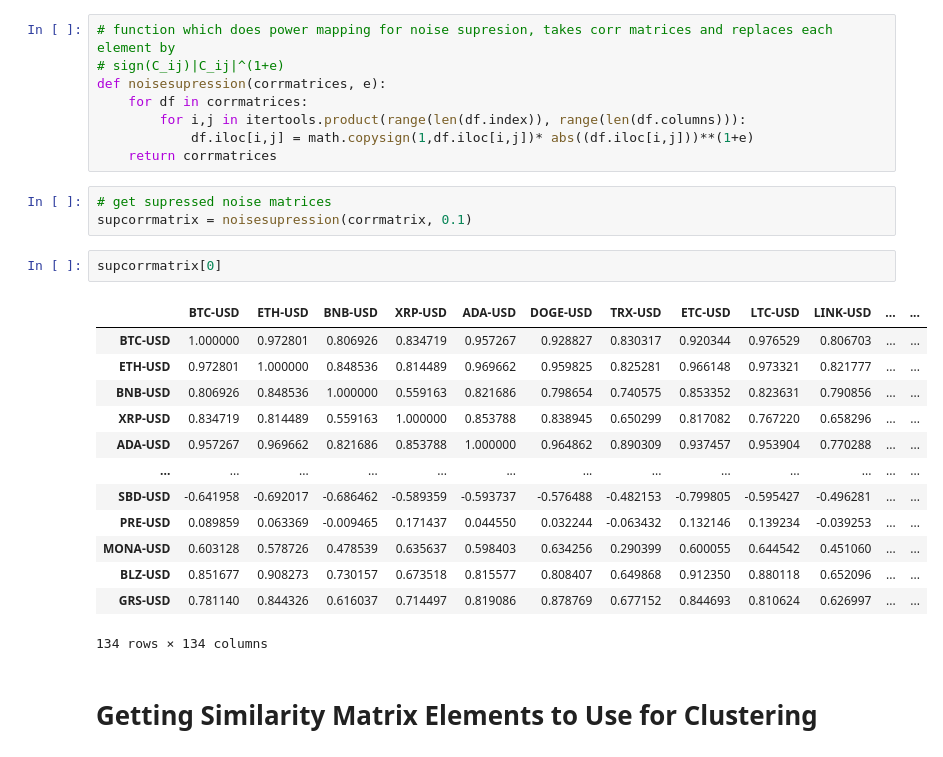
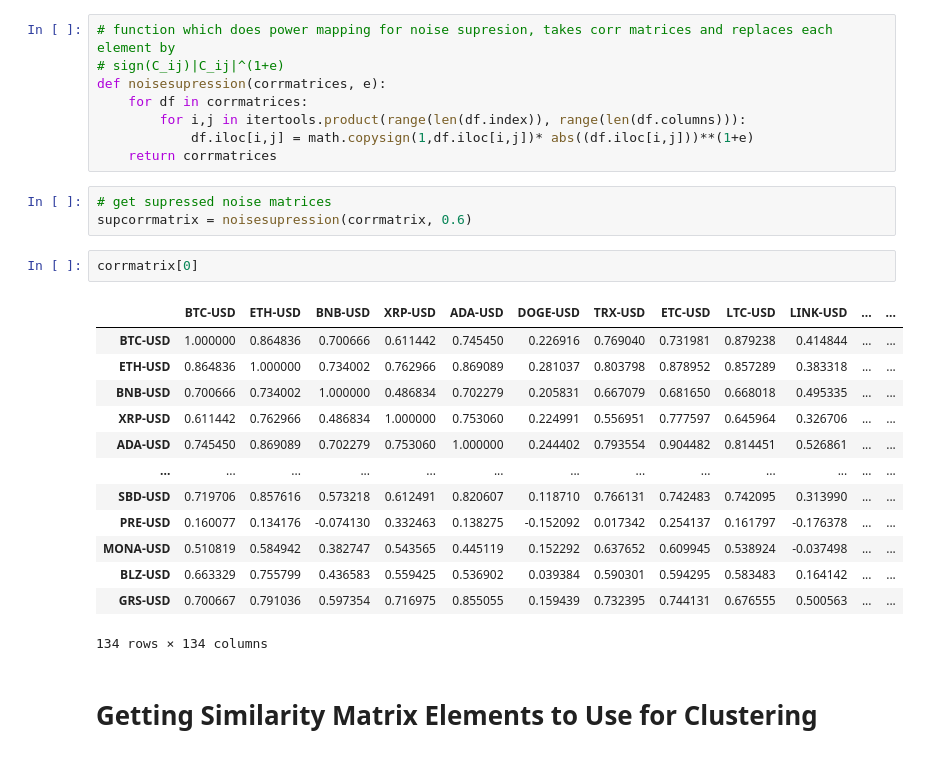
Before and after one commit to fsfinphys/cryptomarketstates, a Jupyter notebook: finalfunctions copy.ipynb, the cells around one changed output. Saved outputs shown, nothing was run; the diff lists cells and outputs as text.

```diff
--- a/finalfunctions copy.ipynb
+++ b/finalfunctions copy.ipynb
@@ -426,22 +426,22 @@ def noisesupression(corrmatrices, e):
     return corrmatrices
 # %%
 # get supressed noise matrices
-supcorrmatrix = noisesupression(corrmatrix, 0.1)
+supcorrmatrix = noisesupression(corrmatrix, 0.6)
 # %%
-supcorrmatrix[0]
+corrmatrix[0]
 # %% [output]
 |  | BTC-USD | ETH-USD | BNB-USD | XRP-USD | ADA-USD | DOGE-USD | TRX-USD | ETC-USD | LTC-USD | LINK-USD | ... | ... |
-| BTC-USD | 1.000000 | 0.972801 | 0.806926 | 0.834719 | 0.957267 | 0.928827 | 0.830317 | 0.920344 | 0.976529 | 0.806703 | ... | ... |
-| ETH-USD | 0.972801 | 1.000000 | 0.848536 | 0.814489 | 0.969662 | 0.959825 | 0.825281 | 0.966148 | 0.973321 | 0.821777 | ... | ... |
-| BNB-USD | 0.806926 | 0.848536 | 1.000000 | 0.559163 | 0.821686 | 0.798654 | 0.740575 | 0.853352 | 0.823631 | 0.790856 | ... | ... |
-| XRP-USD | 0.834719 | 0.814489 | 0.559163 | 1.000000 | 0.853788 | 0.838945 | 0.650299 | 0.817082 | 0.767220 | 0.658296 | ... | ... |
-| ADA-USD | 0.957267 | 0.969662 | 0.821686 | 0.853788 | 1.000000 | 0.964862 | 0.890309 | 0.937457 | 0.953904 | 0.770288 | ... | ... |
+| BTC-USD | 1.000000 | 0.864836 | 0.700666 | 0.611442 | 0.745450 | 0.226916 | 0.769040 | 0.731981 | 0.879238 | 0.414844 | ... | ... |
+| ETH-USD | 0.864836 | 1.000000 | 0.734002 | 0.762966 | 0.869089 | 0.281037 | 0.803798 | 0.878952 | 0.857289 | 0.383318 | ... | ... |
+| BNB-USD | 0.700666 | 0.734002 | 1.000000 | 0.486834 | 0.702279 | 0.205831 | 0.667079 | 0.681650 | 0.668018 | 0.495335 | ... | ... |
+| XRP-USD | 0.611442 | 0.762966 | 0.486834 | 1.000000 | 0.753060 | 0.224991 | 0.556951 | 0.777597 | 0.645964 | 0.326706 | ... | ... |
+| ADA-USD | 0.745450 | 0.869089 | 0.702279 | 0.753060 | 1.000000 | 0.244402 | 0.793554 | 0.904482 | 0.814451 | 0.526861 | ... | ... |
 | ... | ... | ... | ... | ... | ... | ... | ... | ... | ... | ... | ... | ... |
-| SBD-USD | -0.641958 | -0.692017 | -0.686462 | -0.589359 | -0.593737 | -0.576488 | -0.482153 | -0.799805 | -0.595427 | -0.496281 | ... | ... |
-| PRE-USD | 0.089859 | 0.063369 | -0.009465 | 0.171437 | 0.044550 | 0.032244 | -0.063432 | 0.132146 | 0.139234 | -0.039253 | ... | ... |
-| MONA-USD | 0.603128 | 0.578726 | 0.478539 | 0.635637 | 0.598403 | 0.634256 | 0.290399 | 0.600055 | 0.644542 | 0.451060 | ... | ... |
-| BLZ-USD | 0.851677 | 0.908273 | 0.730157 | 0.673518 | 0.815577 | 0.808407 | 0.649868 | 0.912350 | 0.880118 | 0.652096 | ... | ... |
-| GRS-USD | 0.781140 | 0.844326 | 0.616037 | 0.714497 | 0.819086 | 0.878769 | 0.677152 | 0.844693 | 0.810624 | 0.626997 | ... | ... |
+| SBD-USD | 0.719706 | 0.857616 | 0.573218 | 0.612491 | 0.820607 | 0.118710 | 0.766131 | 0.742483 | 0.742095 | 0.313990 | ... | ... |
+| PRE-USD | 0.160077 | 0.134176 | -0.074130 | 0.332463 | 0.138275 | -0.152092 | 0.017342 | 0.254137 | 0.161797 | -0.176378 | ... | ... |
+| MONA-USD | 0.510819 | 0.584942 | 0.382747 | 0.543565 | 0.445119 | 0.152292 | 0.637652 | 0.609945 | 0.538924 | -0.037498 | ... | ... |
+| BLZ-USD | 0.663329 | 0.755799 | 0.436583 | 0.559425 | 0.536902 | 0.039384 | 0.590301 | 0.594295 | 0.583483 | 0.164142 | ... | ... |
+| GRS-USD | 0.700667 | 0.791036 | 0.597354 | 0.716975 | 0.855055 | 0.159439 | 0.732395 | 0.744131 | 0.676555 | 0.500563 | ... | ... |
 134 rows × 134 columns
 # %% [markdown]
 # Getting Similarity Matrix Elements to Use for Clustering
```
Also changed, not shown: parts of 34 cells of this notebook.
